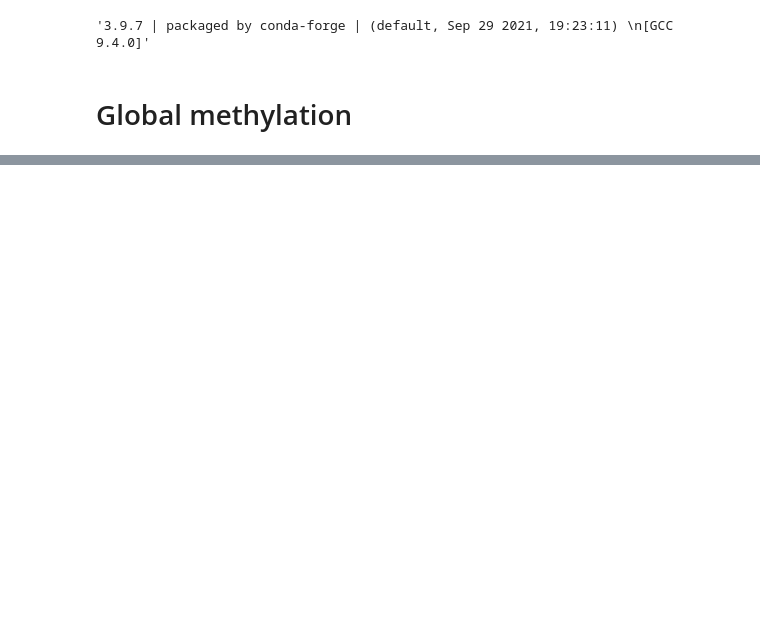
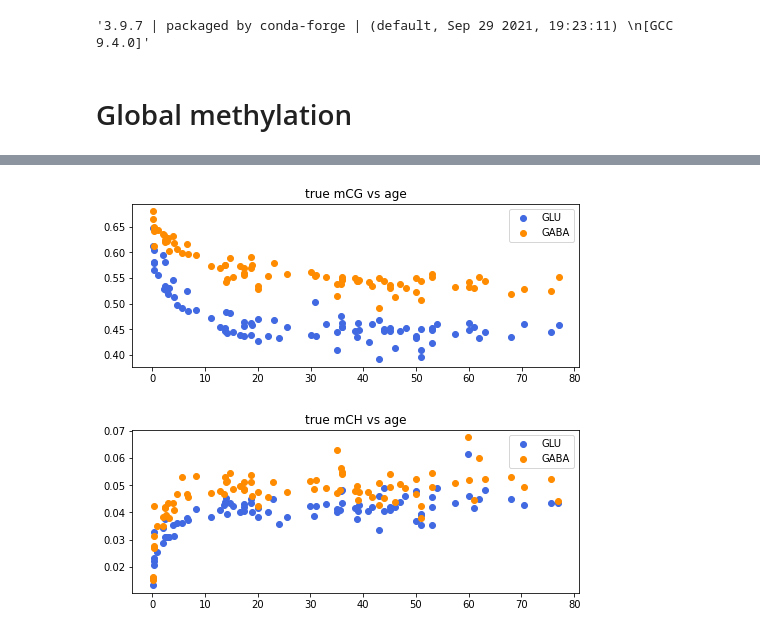
Before and after one commit to dmnburrows/te_methylation_ageing, a Jupyter notebook: meth_analysis.ipynb, the cells around one changed output, grey strips where cells are left out. Saved outputs shown, nothing was run; the diff lists cells and outputs as text; code cells hidden in the pictures; blank space fills up the shorter version.

```diff
--- a/meth_analysis.ipynb
+++ b/meth_analysis.ipynb
@@ -312,0 +113,21 @@ Name: type, dtype: object
+# %%
+#Plot true methylation vs age
+fig, ax = plt.subplots(figsize=(8, 3))
+glu = cmeth_df[cmeth_df['celltype'] == 'GLU']
+gaba = cmeth_df[cmeth_df['celltype'] == 'GABA']
+string = 'true'
+plt.title(string+ ' mCG vs age')
+plt.scatter(glu['age'], glu[string + ' mCG'], label='GLU', c='royalblue')
+plt.scatter(gaba['age'], gaba[string + ' mCG'], label='GABA', c='darkorange')
+plt.legend()
+plt.show()
+
+fig, ax = plt.subplots(figsize=(8, 3))
+plt.title(string+' mCH vs age')
+plt.scatter(glu['age'], glu[string + ' mCH'], label='GLU', c='royalblue')
+plt.scatter(gaba['age'], gaba[string + ' mCH'], label='GABA', c='darkorange')
+plt.legend()
+plt.show()
+# %% [output]
+[figure, added]
+[figure, added]
```
Also changed, not shown: parts of 44 cells of this notebook, 3 other files.
